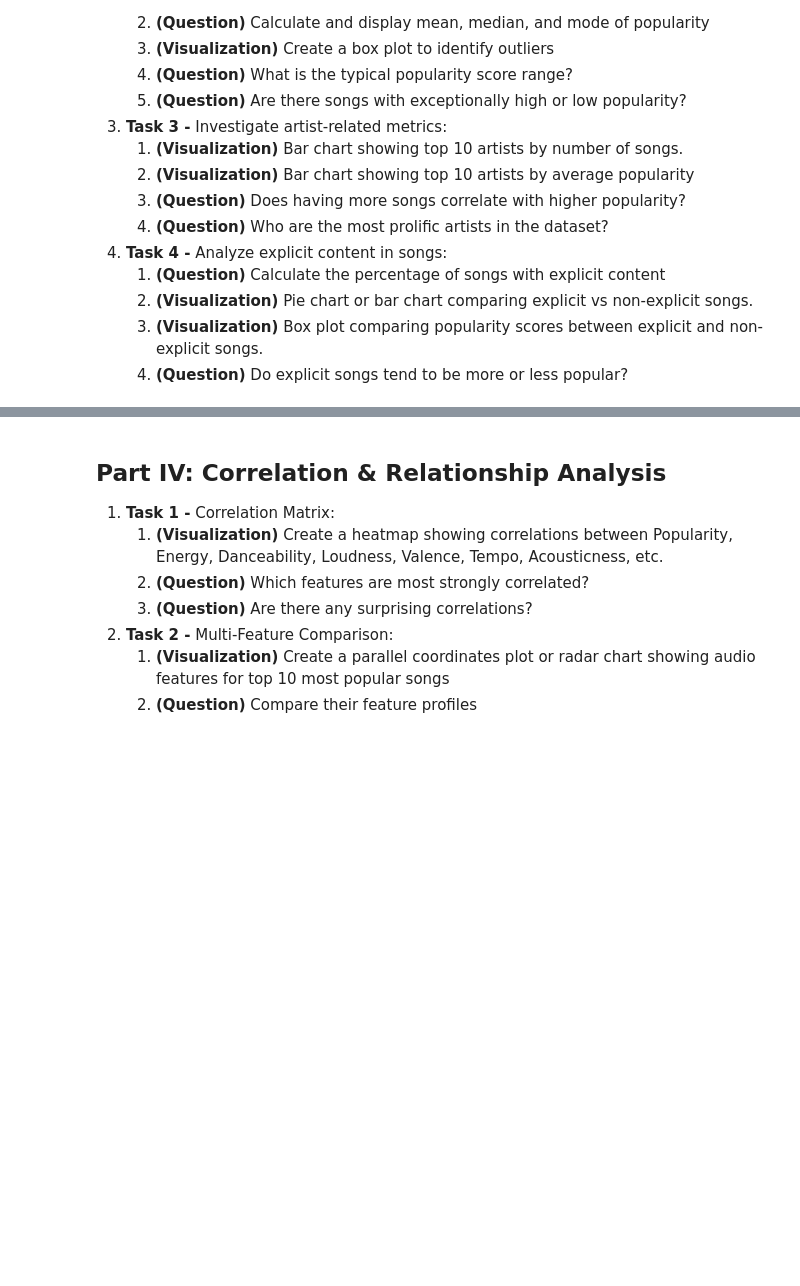
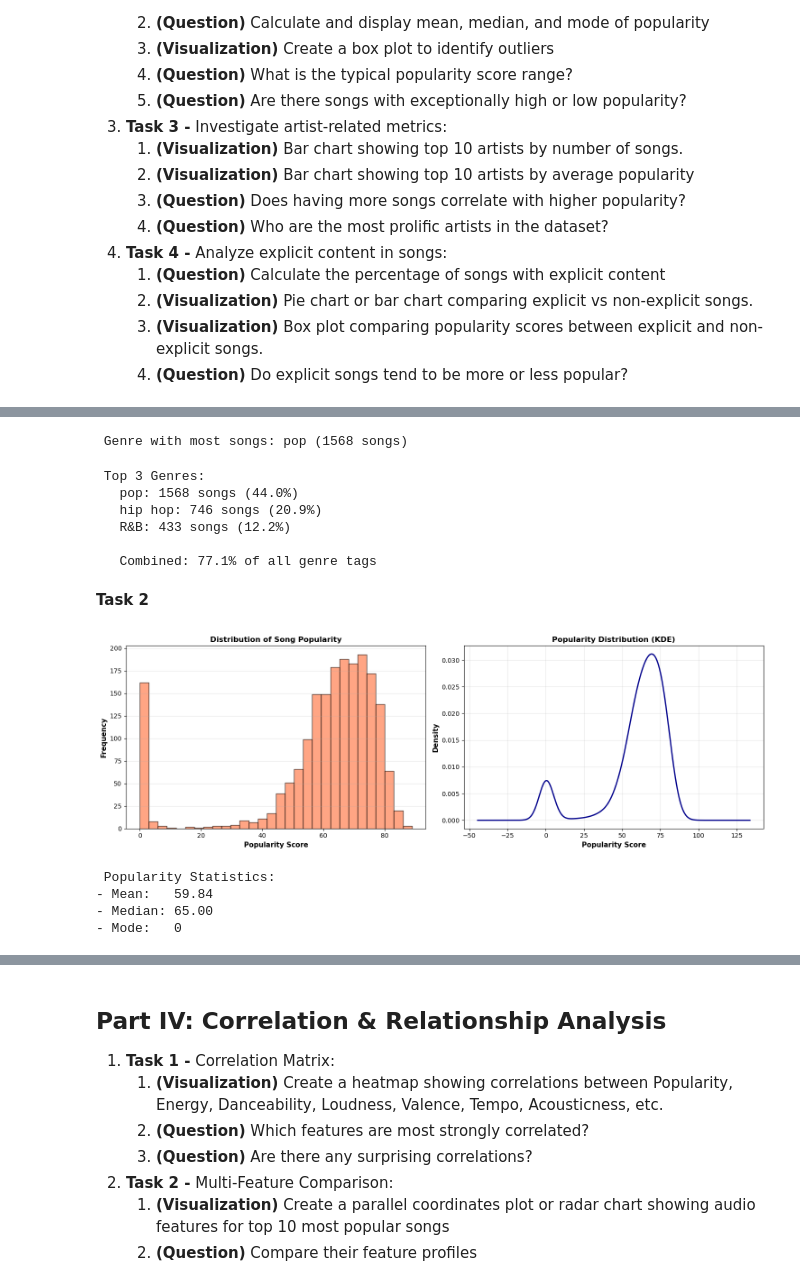
Before and after one commit to benzartimelek/Spotify_exploration, a Jupyter notebook: lab_draft.ipynb, the cells around one changed output, grey strips where cells are left out. Cells and saved outputs as stored; diff of their text form; code cells hidden in the pictures; blank space fills up the shorter version.

```diff
--- a/lab_draft.ipynb
+++ b/lab_draft.ipynb
@@ -287,0 +311,62 @@ Number of duplicate songs in the dataset: 0
+# %%
+#The genre that has the most sonngs is:
+top_genre = genre_df.iloc[0]
+print(f"\n Genre with most songs: {top_genre['Genre']} ({top_genre['Count']} songs)")
+# %% [output]
+ Genre with most songs: pop (1568 songs)
+# %%
+#The percentage of songs in top 3 genres are:
+top_3_genres = genre_df.head(3)
+total_genre_tags = genre_df['Count'].sum()
+top_3_percentage = (top_3_genres['Count'].sum() / total_genre_tags) * 100
+
+print(f"\n Top 3 Genres:")
+for idx, row in top_3_genres.iterrows():
+    percentage = (row['Count'] / total_genre_tags) * 100
+    print(f"   {row['Genre']}: {row['Count']} songs ({percentage:.1f}%)")
+print(f"\n   Combined: {top_3_percentage:.1f}% of all genre tags")
+# %% [output]
+ Top 3 Genres:
+   pop: 1568 songs (44.0%)
+   hip hop: 746 songs (20.9%)
+   R&B: 433 songs (12.2%)
+
+   Combined: 77.1% of all genre tags
+# %% [markdown]
+**Task 2**
+# %%
+fig, axes = plt.subplots(1, 2, figsize=(15, 5))
+
+# Histogram
+axes[0].hist(df['popularity'], bins=30, color='coral', edgecolor='black', alpha=0.7)
+axes[0].set_xlabel('Popularity Score', fontsize=11, fontweight='bold')
+axes[0].set_ylabel('Frequency', fontsize=11, fontweight='bold')
+axes[0].set_title('Distribution of Song Popularity', fontsize=12, fontweight='bold')
+axes[0].grid(axis='y', alpha=0.3)
+
+# KDE plot
+df['popularity'].plot(kind='kde', ax=axes[1], color='darkblue', linewidth=2)
+axes[1].set_xlabel('Popularity Score', fontsize=11, fontweight='bold')
+axes[1].set_ylabel('Density', fontsize=11, fontweight='bold')
+axes[1].set_title('Popularity Distribution (KDE)', fontsize=12, fontweight='bold')
+axes[1].grid(alpha=0.3)
+
+plt.tight_layout()
+plt.show()
+# %% [output]
+[figure, added]
+# %%
+#Calculate mean, median, and mode
+popularity_mean = df['popularity'].mean()
+popularity_median = df['popularity'].median()
+popularity_mode = df['popularity'].mode()[0]
+
+print(f"\n Popularity Statistics:")
+print(f"- Mean:   {popularity_mean:.2f}")
+print(f"- Median: {popularity_median:.2f}")
+print(f"- Mode:   {popularity_mode}")
+# %% [output]
+ Popularity Statistics:
+- Mean:   59.84
+- Median: 65.00
+- Mode:   0
```
Also changed, not shown: parts of 11 cells of this notebook.
